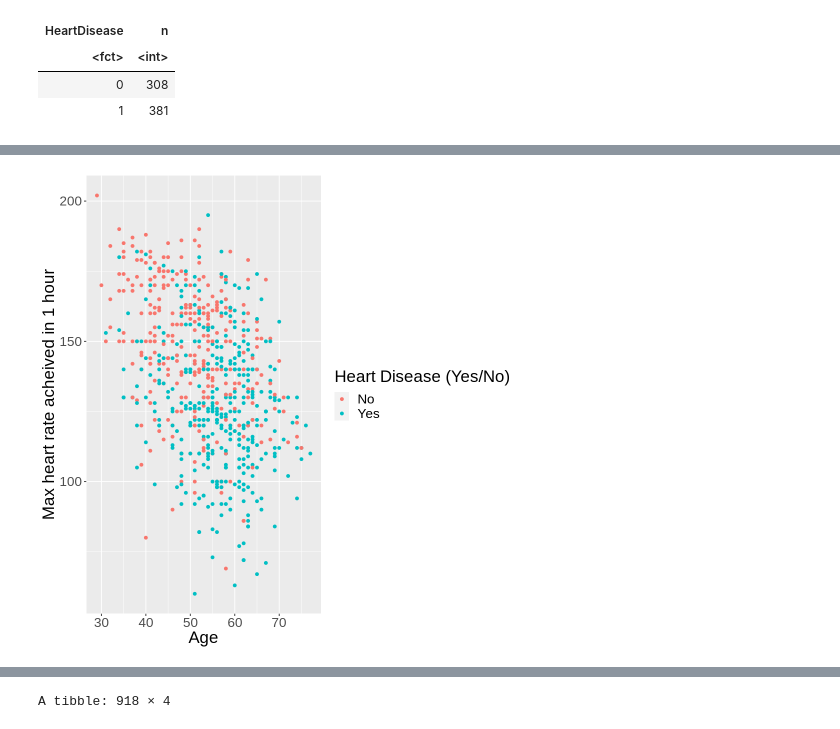
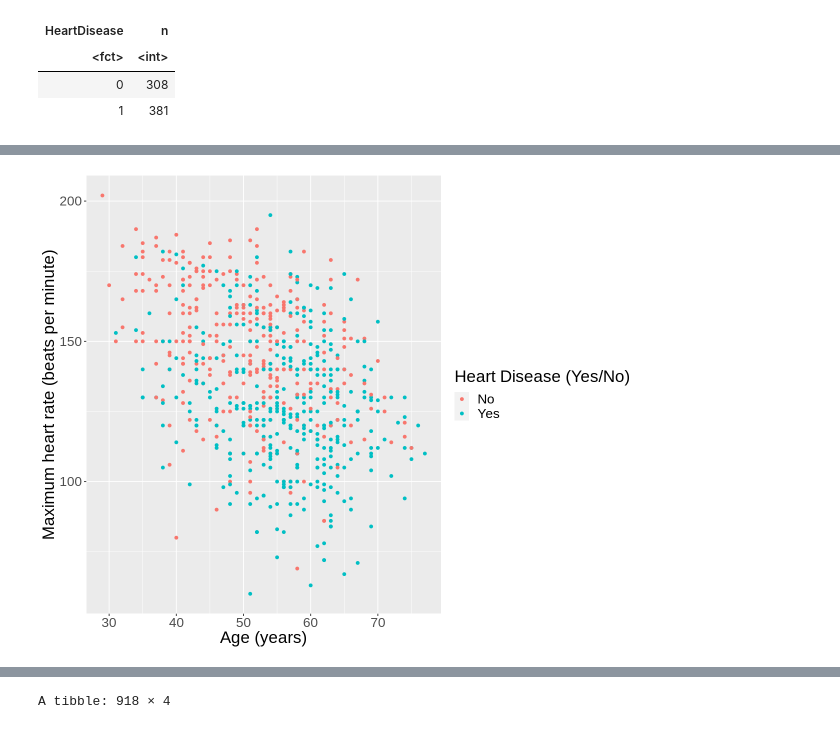
Before and after one commit to amasood01/Heart-Failure-Data--DSCI100, a Jupyter notebook: Group_project_report.ipynb, the cells around one changed output, grey strips where cells are left out. Cells and saved outputs as stored; diff of their text form; code cells hidden in the pictures.

```diff
--- a/Group_project_report.ipynb
+++ b/Group_project_report.ipynb
@@ -143,10 +188,10 @@ heart_train_plot_1
 # %%
-options(repr.plot.width = 8, repr.plot.height = 8)
+options(repr.plot.width = 10, repr.plot.height = 8)
 heart_train_plot_1 <- ggplot(heart_train, aes(x = Age, y = MaxHR , color = HeartDisease))+
 geom_point() +
-labs(x = "Age", y = "Max heart rate acheived in 1 hour", color = "Heart Disease (Yes/No)")+
+labs(x = "Age (years)", y = "Maximum heart rate (beats per minute)", color = "Heart Disease (Yes/No)")+
 scale_colour_discrete(labels = c("No","Yes"))+
 theme(text=element_text(size=20))
 heart_train_plot_1
 # %% [output]
-[figure, old version]
+[figure, new version]
```
Also changed, not shown: parts of 54 cells of this notebook.
